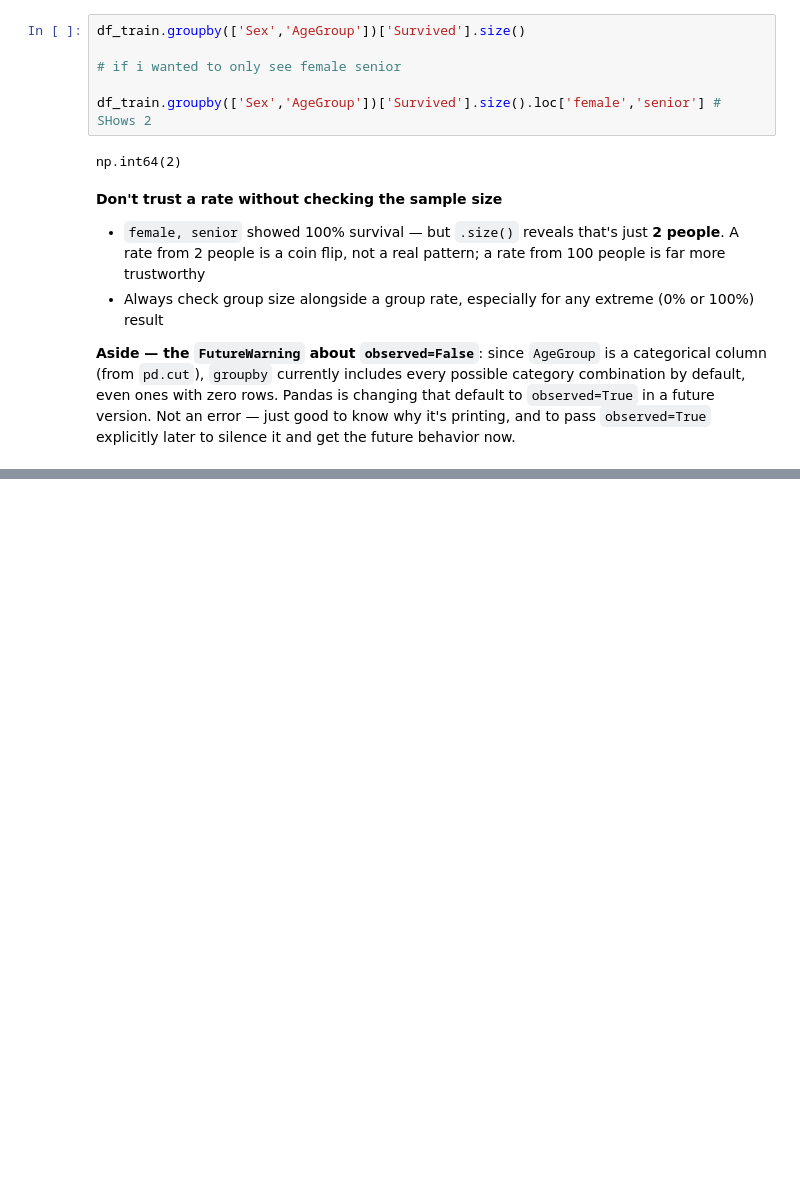
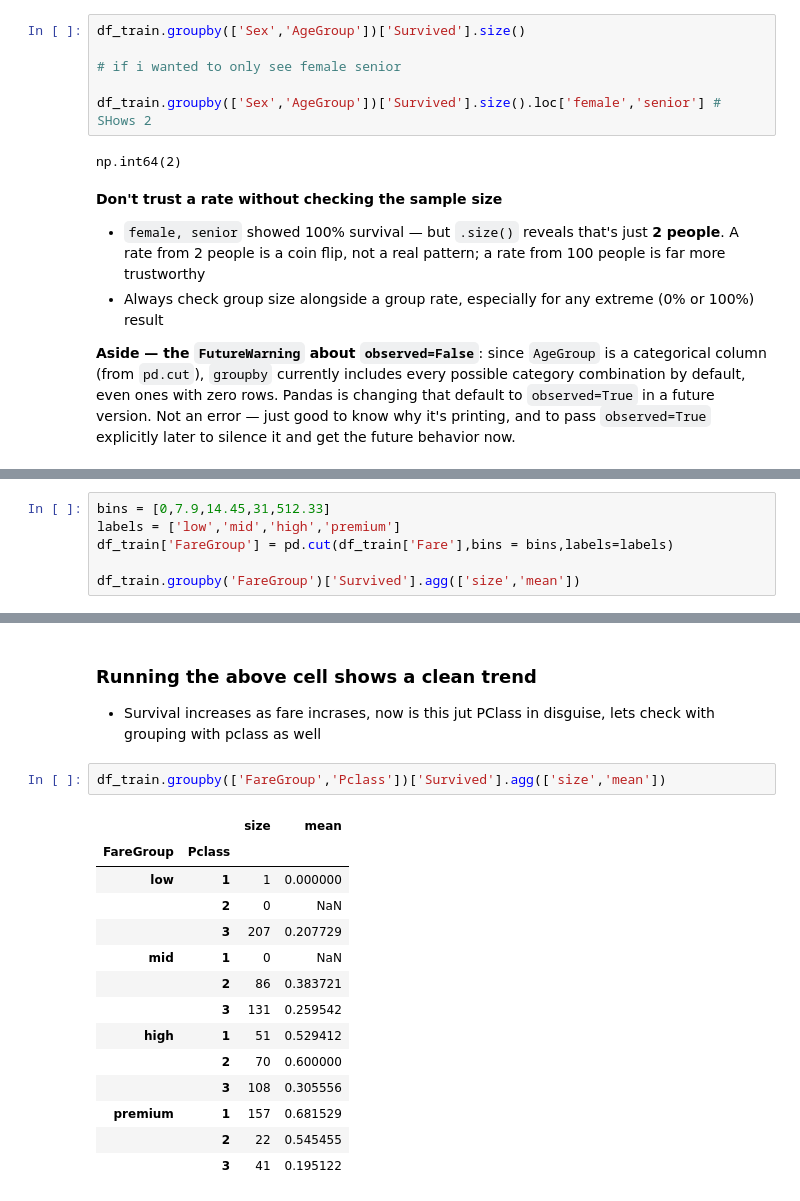
Before and after one commit to ryuismyu/Data-Journey, a Jupyter notebook: pandas_numpy_and_comprehensions.ipynb, the cells around one changed output, grey strips where cells are left out. Saved outputs shown, nothing was run; the diff lists cells and outputs as text; blank space fills up the shorter version.

Commit message:
Add interview-prep track, Fare/Pclass EDA notes, and external resources

```diff
--- a/pandas_numpy_and_comprehensions.ipynb
+++ b/pandas_numpy_and_comprehensions.ipynb
@@ -557,0 +638,6 @@ to silence it and get the future behavior now.
+# %%
+bins = [0,7.9,14.45,31,512.33]
+labels = ['low','mid','high','premium']
+df_train['FareGroup'] = pd.cut(df_train['Fare'],bins = bins,labels=labels)
+
+df_train.groupby('FareGroup')['Survived'].agg(['size','mean'])
@@ -557,0 +651,20 @@ to silence it and get the future behavior now.
+# %% [markdown]
+### Running the above cell shows a clean trend
+- Survival increases as fare incrases, now is this jut PClass in disguise, lets check with grouping with pclass as well
+# %%
+df_train.groupby(['FareGroup','Pclass'])['Survived'].agg(['size','mean'])
+# %% [output]
+|  |  | size | mean |
+| FareGroup | Pclass |  |  |
+| low | 1 | 1 | 0.000000 |
+|  | 2 | 0 | NaN |
+|  | 3 | 207 | 0.207729 |
+| mid | 1 | 0 | NaN |
+|  | 2 | 86 | 0.383721 |
+|  | 3 | 131 | 0.259542 |
+| high | 1 | 51 | 0.529412 |
+|  | 2 | 70 | 0.600000 |
+|  | 3 | 108 | 0.305556 |
+| premium | 1 | 157 | 0.681529 |
+|  | 2 | 22 | 0.545455 |
+|  | 3 | 41 | 0.195122 |
```
Also changed, not shown: parts of 15 cells of this notebook, 1 other file.
